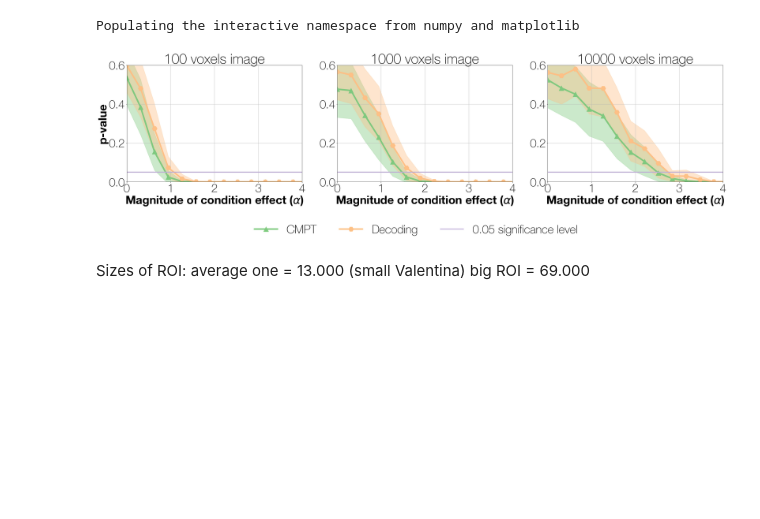
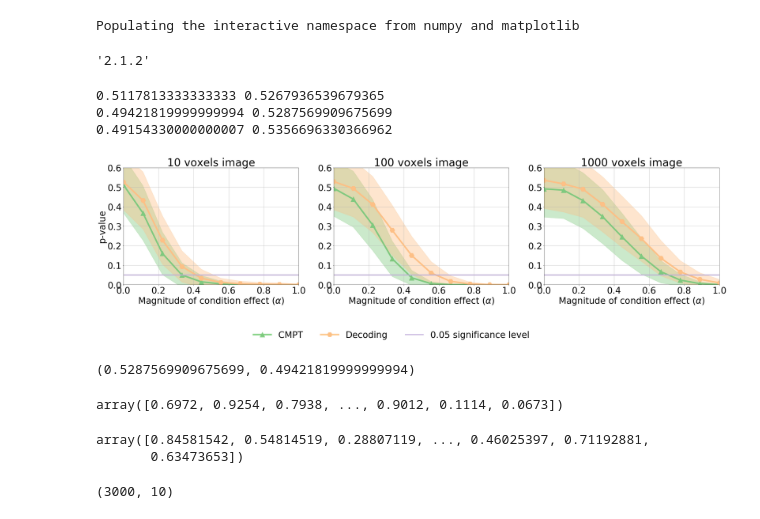
Before and after one commit to fabianp/Code_CMPT_paper, a Jupyter notebook: simulated_experiments/CMPT_plot_experiment.ipynb, the cells around one changed output. Saved outputs shown, nothing was run; the diff lists cells and outputs as text; code cells hidden in the pictures; blank space fills up the shorter version.

```diff
--- a/simulated_experiments/CMPT_plot_experiment.ipynb
+++ b/simulated_experiments/CMPT_plot_experiment.ipynb
@@ -20,22 +20,28 @@ matplotlib.rcParams.update({'font.size': 45})
 plt.rc('font', family='Helvetica Neue')
 # %% [output]
 Populating the interactive namespace from numpy and matplotlib
+# %%
+import matplotlib
+matplotlib.__version__
+# %% [output]
+'2.1.2'
 # %%
 plt.rcParams['figure.figsize'] = (3 * 14.0, 1 * 11.0)
+mpl.rcParams['font.size'] = 35
 
 f, ax = plt.subplots(1, 3, sharey=False)
-# xlim = {'10': 3, '20': 3, '50': 4}
 alpha_shaded = 0.4
 lw=6
-run = 0
 cmpt_threshold = []
 decoding_threshold = []
-all_dims = [100, 1000, 10000]
+all_dims = [10, 100, 1000]
+n_runs = 150
 for i, width in enumerate(all_dims):
     width = str(width)
     alphas = np.load('data/alphas_%s.npy' % (width))
-    pvals_cmpt = np.load('data/cmpt_%s_%s.npy' % (width, run))
-    pvals_decoding = np.load('data/decoding_%s_%s.npy' % (width, run))
+    pvals_cmpt = np.concatenate([np.load('data/cmpt_%s_%s.npy' % (width, run)) for run in range(n_runs)])
+    pvals_decoding = np.concatenate([np.load('data/decoding3_%s_%s.npy' % (width, run)) for run in range(n_runs)])
+    print(pvals_cmpt[:, 0].mean(), pvals_decoding[:, 0].mean())
 
     ax[i].set_title('%s voxels image' % (int(width)))
     mean = pvals_cmpt.mean(0)
@@ -43,40 +49,56 @@ for i, width in enumerate(all_dims):
     ax[i].fill_between(alphas, mean - err/2., mean + err/2., alpha=alpha_shaded, color=colors[0])
     cmpt = ax[i].plot(alphas, mean, lw=lw, color=colors[0], label='CMPT', marker='^', markersize=20)
 
     mean_decoding = pvals_decoding.mean(0)
     err_decoding = pvals_decoding.std(0)
     decoding = ax[i].plot(alphas, mean_decoding, color=colors[2], lw=lw,
                           label='Decoding', marker='H', markersize=20)
     ax[i].fill_between(alphas, mean_decoding - err_decoding / 2.,
                      mean_decoding + err_decoding / 2., alpha=alpha_shaded, color=colors[2])
     significance = ax[i].plot(alphas, np.ones(alphas.size) * 0.05, lw=lw // 1.5, color=colors[1], label='0.05 significance level')
-    ax[i].set_xlabel(r'Magnitude of condition effect (${\alpha}$)', weight='bold')
-
+    ax[i].set_xlabel(r'Magnitude of condition effect (${\alpha}$)')
     ax[i].set_ylim((0, 0.6))
-    ax[i].set_xlim((0, 4))
+    ax[i].set_xlim((0, 1))
     ax[i].grid(True)
 
-ax[0].set_ylabel('p-value', weight='bold')
+ax[0].set_ylabel('p-value')
 plt.gcf().subplots_adjust(bottom=0.3)
 
 plt.figlegend((cmpt[0],
                decoding[0],
                significance[0]),
               ('CMPT','Decoding',
                '0.05 significance level'),
               ncol=6,
               loc = (0.0, 0.0),
               fancybox=False,
               framealpha=0.5,
               frameon=False,
               bbox_to_anchor=[0.2, 0.01]
              )
 
-#plt.savefig('cmpt_vs_decoding.pdf', bbox_inches='tight')
 plt.show()
 # %% [output]
+0.5117813333333333 0.5267936539679365
+0.49421819999999994 0.5287569909675699
+0.49154330000000007 0.5356696330366962
-[figure, old version]
+[figure, new version]
-# %% [markdown]
-Sizes of ROI:
-     average one = 13.000 (small Valentina)
-     big ROI = 69.000
+# %%
+pvals_cmpt = np.concatenate([np.load('data/cmpt_%s_%s.npy' % (100, run)) for run in range(n_runs)])
+pvals_decoding = np.concatenate([np.load('data/decoding3_%s_%s.npy' % (100, run)) for run in range(n_runs)])
+pvals_decoding[:, 0].mean(), pvals_cmpt[:, 0].mean()
+# %% [output]
+(0.5287569909675699, 0.49421819999999994)
+# %%
+pvals_cmpt[:, 0]
+# %% [output]
+array([0.6972, 0.9254, 0.7938, ..., 0.9012, 0.1114, 0.0673])
+# %%
+pvals_decoding[:, 0]
+# %% [output]
+array([0.84581542, 0.54814519, 0.28807119, ..., 0.46025397, 0.71192881,
+       0.63473653])
+# %%
+pvals_decoding.shape
+# %% [output]
+(3000, 10)
```
Also changed, not shown: parts of 8 cells of this notebook, 2 other files.
